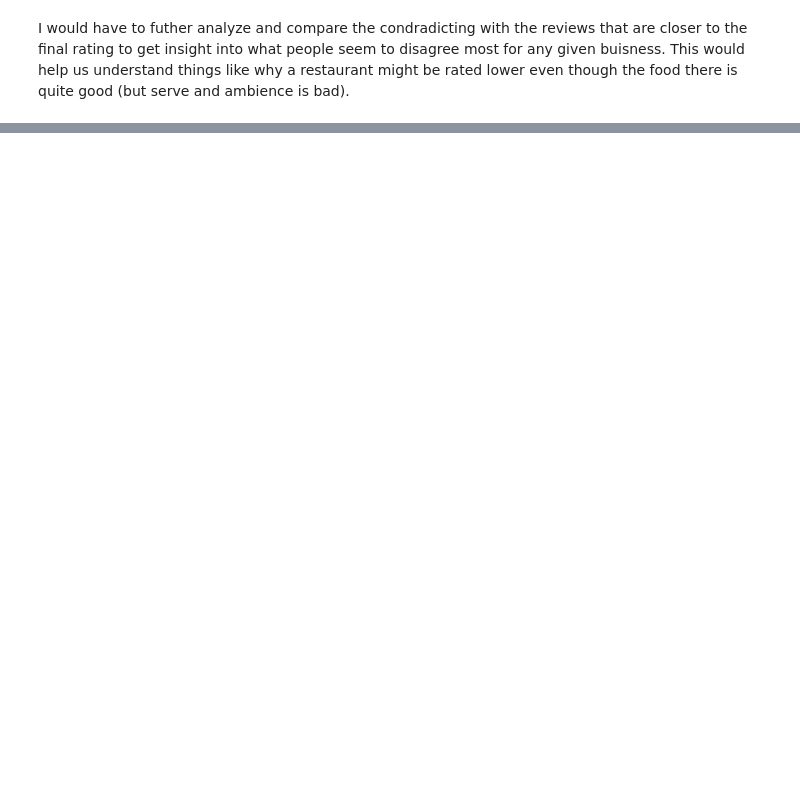
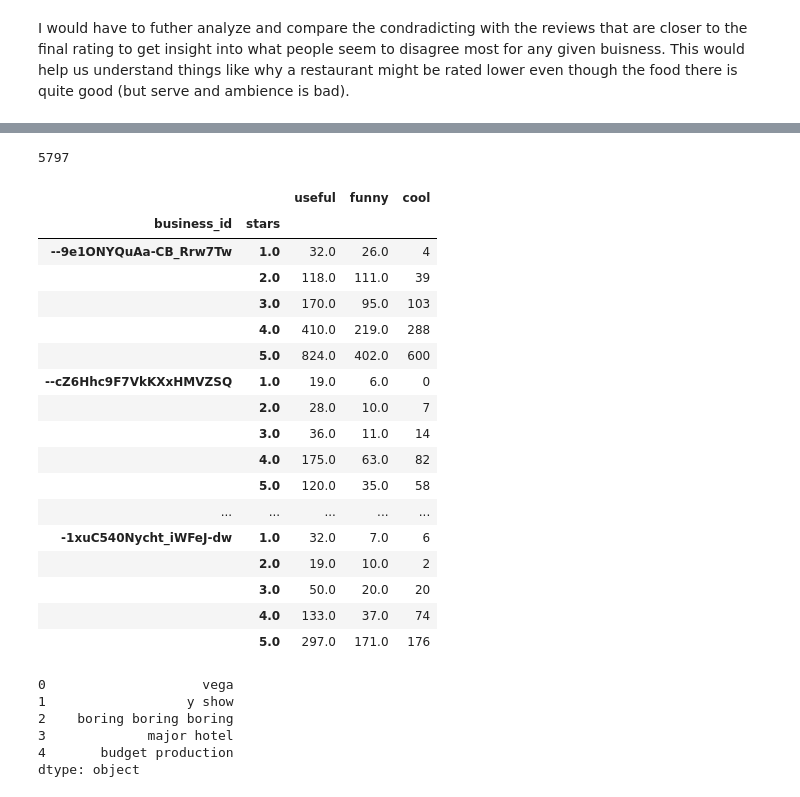
Before and after one commit to ibanesh/CapstoneProjectProposal, a Jupyter notebook: ProjectEDA.ipynb, the cells around one changed output, grey strips where cells are left out. Saved outputs shown, nothing was run; the diff lists cells and outputs as text; code cells hidden in the pictures; blank space fills up the shorter version.

```diff
--- a/ProjectEDA.ipynb
+++ b/ProjectEDA.ipynb
@@ -600,0 +624,30 @@ It would also be interesting to analyze the mediocre restaurants, the businesses
+# %%
+ids = list(business_high['business_id'])
+len(ids)
+# %% [output]
+5797
+# %%
+df_rev_high = df_reviews[df_reviews['business_id'].isin(ids)]
+# %%
+gobj = df_rev_high.groupby(['business_id','stars'])
+stat = gobj.sum()
+stat.head(25)
+# %% [output]
+|  |  | useful | funny | cool |
+| business_id | stars |  |  |  |
+| --9e1ONYQuAa-CB_Rrw7Tw | 1.0 | 32.0 | 26.0 | 4 |
+|  | 2.0 | 118.0 | 111.0 | 39 |
+|  | 3.0 | 170.0 | 95.0 | 103 |
+|  | 4.0 | 410.0 | 219.0 | 288 |
+|  | 5.0 | 824.0 | 402.0 | 600 |
+| --cZ6Hhc9F7VkKXxHMVZSQ | 1.0 | 19.0 | 6.0 | 0 |
+|  | 2.0 | 28.0 | 10.0 | 7 |
+|  | 3.0 | 36.0 | 11.0 | 14 |
+|  | 4.0 | 175.0 | 63.0 | 82 |
+|  | 5.0 | 120.0 | 35.0 | 58 |
+| ... | ... | ... | ... | ... |
+| -1xuC540Nycht_iWFeJ-dw | 1.0 | 32.0 | 7.0 | 6 |
+|  | 2.0 | 19.0 | 10.0 | 2 |
+|  | 3.0 | 50.0 | 20.0 | 20 |
+|  | 4.0 | 133.0 | 37.0 | 74 |
+|  | 5.0 | 297.0 | 171.0 | 176 |
@@ -600,0 +664,11 @@ It would also be interesting to analyze the mediocre restaurants, the businesses
+# %%
+nnp = extract_noun_phrases(df_1strRev_high)
+nnp = pd.Series(nnp)
+nnp.head()
+# %% [output]
+0                    vega
+1                  y show
+2    boring boring boring
+3             major hotel
+4       budget production
+dtype: object
```
Also changed, not shown: parts of 29 cells of this notebook.
